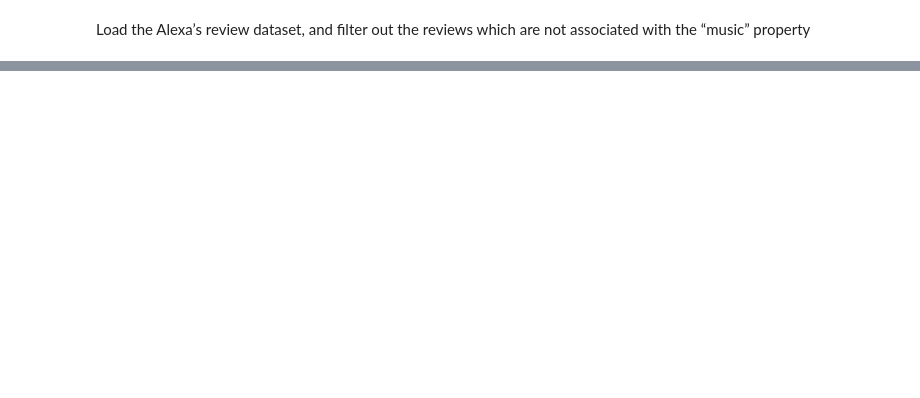
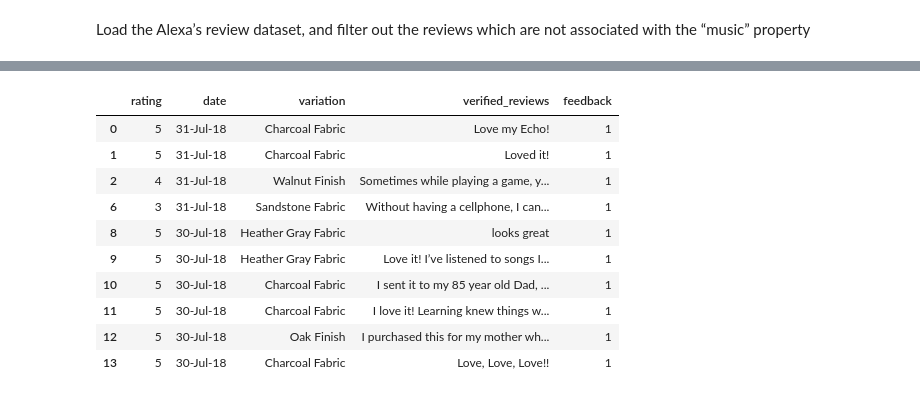
Before and after one commit to Neilus03/NLP-2024, a Jupyter notebook: LAB4_Semantic_embeddings.ipynb, the cells around one changed output, grey strips where cells are left out. Cells and saved outputs as stored; diff of their text form; code cells hidden in the pictures; blank space fills up the shorter version.

```diff
--- a/LAB4_Semantic_embeddings.ipynb
+++ b/LAB4_Semantic_embeddings.ipynb
@@ -418,0 +439,16 @@ filtered_df
+# %%
+filtered_df = data[~data['verified_reviews'].str.lower().str.contains("music", na= False)]
+
+filtered_df.head(10)
+# %% [output]
+|  | rating | date | variation | verified_reviews | feedback |
+| 0 | 5 | 31-Jul-18 | Charcoal Fabric | Love my Echo! | 1 |
+| 1 | 5 | 31-Jul-18 | Charcoal Fabric | Loved it! | 1 |
+| 2 | 4 | 31-Jul-18 | Walnut Finish | Sometimes while playing a game, y... | 1 |
+| 6 | 3 | 31-Jul-18 | Sandstone Fabric | Without having a cellphone, I can... | 1 |
+| 8 | 5 | 30-Jul-18 | Heather Gray Fabric | looks great | 1 |
+| 9 | 5 | 30-Jul-18 | Heather Gray Fabric | Love it! I’ve listened to songs I... | 1 |
+| 10 | 5 | 30-Jul-18 | Charcoal Fabric | I sent it to my 85 year old Dad, ... | 1 |
+| 11 | 5 | 30-Jul-18 | Charcoal Fabric | I love it! Learning knew things w... | 1 |
+| 12 | 5 | 30-Jul-18 | Oak Finish | I purchased this for my mother wh... | 1 |
+| 13 | 5 | 30-Jul-18 | Charcoal Fabric | Love, Love, Love!! | 1 |
```
Also changed, not shown: parts of 33 cells of this notebook.
